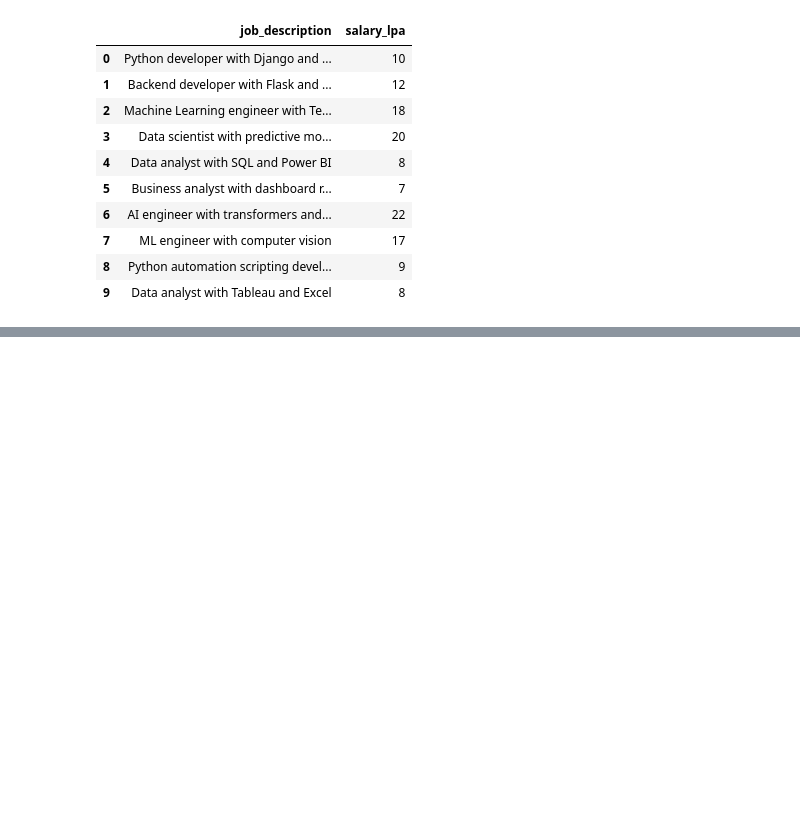
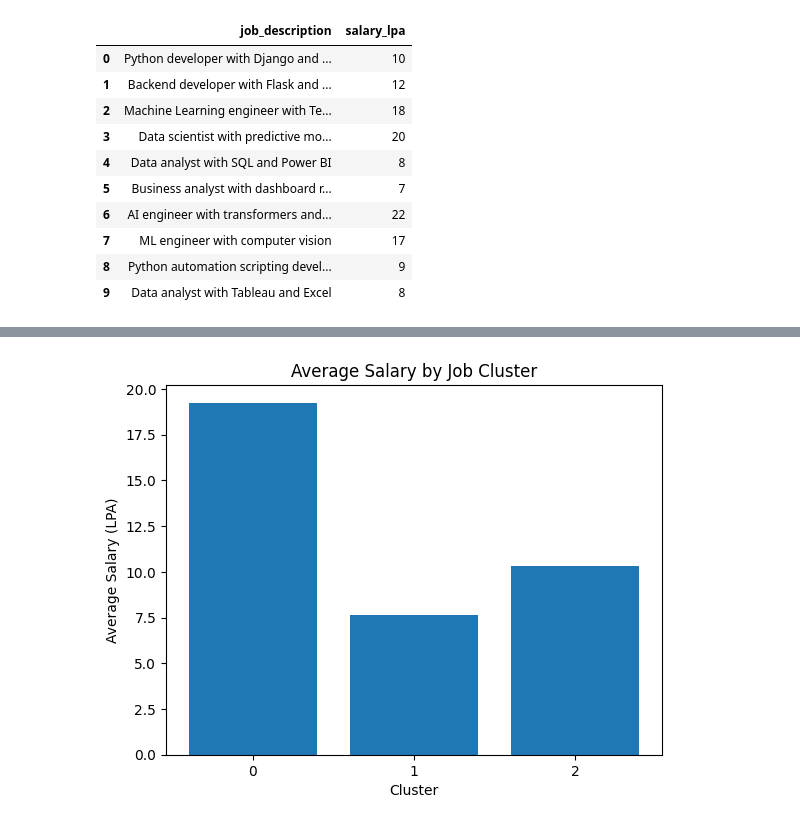
Before and after one commit to Sirisha-collab/Resume-Job-Match-Analytics, a Jupyter notebook: Resume_&_Job_Analytics.ipynb, the cells around one changed output, grey strips where cells are left out. Saved outputs shown, nothing was run; the diff lists cells and outputs as text; code cells hidden in the pictures; blank space fills up the shorter version.

Commit message:
Cluster-based Salary System
Cluster-based Salary Intelligence System using semantic embeddings and ML clustering for Indian job market analytics.

```diff
--- a/Resume_&_Job_Analytics.ipynb
+++ b/Resume_&_Job_Analytics.ipynb
@@ -551,0 +572,5 @@ df
+# %%
+from sentence_transformers import SentenceTransformer
+
+model = SentenceTransformer("all-MiniLM-L6-v2")
+embeddings = model.encode(df["job_description"])
@@ -551,0 +592,8 @@ df
+# %%
+#STEP 3 — KMeans Clustering
+from sklearn.cluster import KMeans
+
+kmeans = KMeans(n_clusters=3, random_state=42)
+df["cluster"] = kmeans.fit_predict(embeddings)
+
+df
@@ -551,0 +612,7 @@ df
+# %%
+#STEP 4 — Cluster-Based Salary Analysis
+cluster_salary = df.groupby("cluster")["salary_lpa"].agg(
+    ["mean", "min", "max", "count"]
+)
+
+cluster_salary
@@ -551,0 +625,12 @@ df
+# %%
+#STEP 5 — Visualize Salary by Cluster
+import matplotlib.pyplot as plt
+
+plt.figure()
+plt.bar(cluster_salary.index.astype(str), cluster_salary["mean"])
+plt.xlabel("Cluster")
+plt.ylabel("Average Salary (LPA)")
+plt.title("Average Salary by Job Cluster")
+plt.show()
+# %% [output]
+[figure, added]
```
Also changed, not shown: parts of 7 cells of this notebook.
